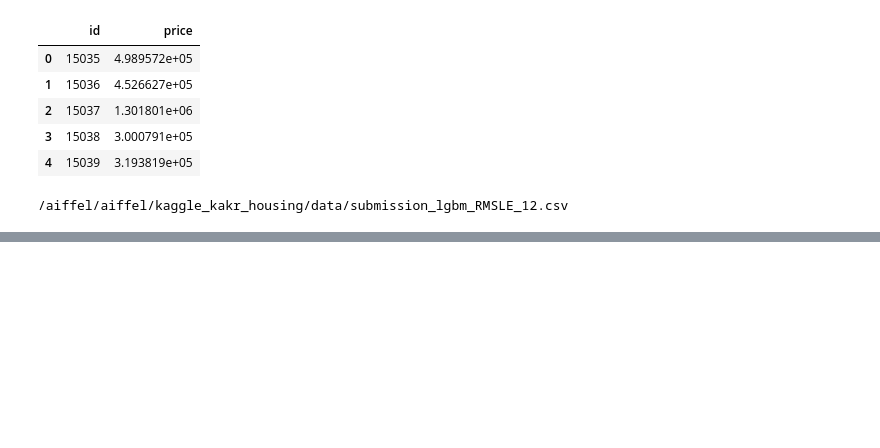
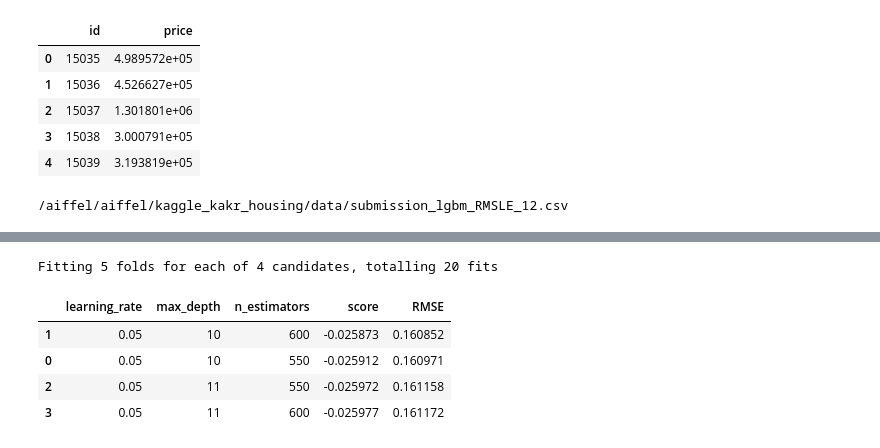
Before and after one commit to jangddu/first-repository, a Jupyter notebook: Project_Assignment/9th_Follow_Kaggle.ipynb, the cells around one changed output, grey strips where cells are left out. Saved outputs shown, nothing was run; the diff lists cells and outputs as text; code cells hidden in the pictures; blank space fills up the shorter version.

```diff
--- a/Project_Assignment/9th_Follow_Kaggle.ipynb
+++ b/Project_Assignment/9th_Follow_Kaggle.ipynb
@@ -747,0 +818,6 @@ print(submission_csv_path)
+# %%
+# 라벨값 로그 변환 후, 시각화 다시 하기
+y = np.log1p(y)
+
+sns.kdeplot(y)
+plt.show()
@@ -747,0 +871,44 @@ print(submission_csv_path)
+# %%
+from sklearn.model_selection import GridSearchCV
+from sklearn.model_selection import train_test_split
+
+model = lightgbm
+#파라미터 넣기
+params = {'n_estimators': [550, 600],
+    'max_depth': [10, 11],
+    'learning_rate': [0.05]
+}
+
+#파라미터 튜닝하고 결과값 데이터프레임으로 만드는 함수
+def my_GridSearch(model, train, y, param_grid, verbose=2, n_jobs=5):
+
+    # GridSearchCV 모델로 초기화
+    grid_model = GridSearchCV(model, param_grid=param_grid, \
+                              scoring='neg_mean_squared_error', \
+                              cv=5, verbose=verbose, n_jobs=n_jobs)
+
+    # 모델 fitting
+    grid_model.fit(train, y)
+
+    # 결과값 저장
+    params = grid_model.cv_results_['params']
+    score = grid_model.cv_results_['mean_test_score']
+
+    # 데이터 프레임 생성
+    results = pd.DataFrame(params)
+    results['score'] = score
+
+    # RMSLE 값 계산 후 정렬
+    results['RMSE'] = np.sqrt(-1 * results['score'])
+    results = results.sort_values('RMSE')
+
+    return results
+# %%
+my_GridSearch(model, train, y, params, verbose=2, n_jobs=5)
+# %% [output]
+Fitting 5 folds for each of 4 candidates, totalling 20 fits
+|  | learning_rate | max_depth | n_estimators | score | RMSE |
+| 1 | 0.05 | 10 | 600 | -0.025873 | 0.160852 |
+| 0 | 0.05 | 10 | 550 | -0.025912 | 0.160971 |
+| 2 | 0.05 | 11 | 550 | -0.025972 | 0.161158 |
+| 3 | 0.05 | 11 | 600 | -0.025977 | 0.161172 |
```
Also changed, not shown: parts of 17 cells of this notebook.
